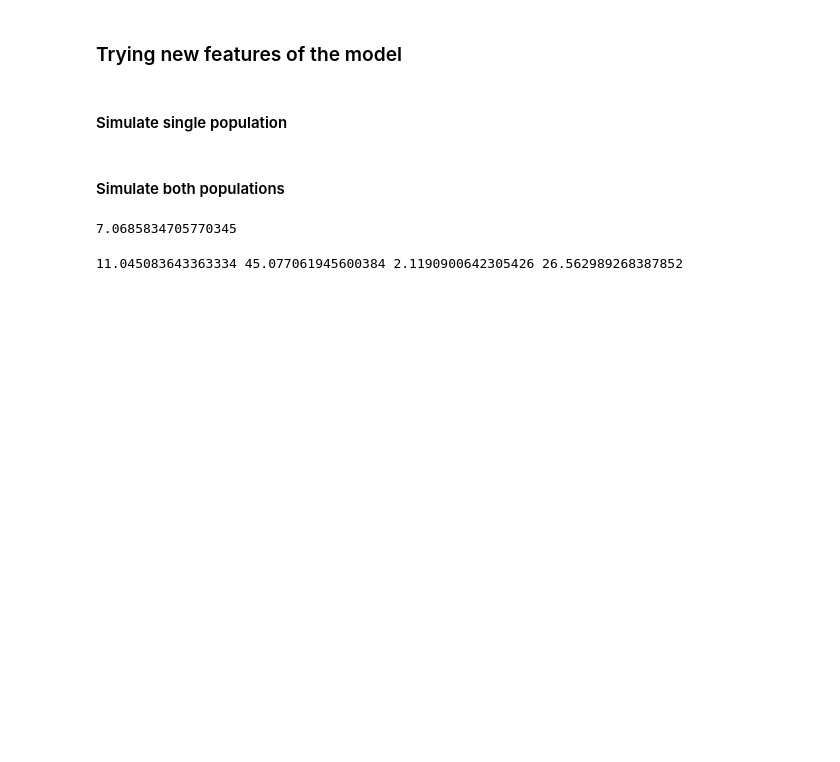
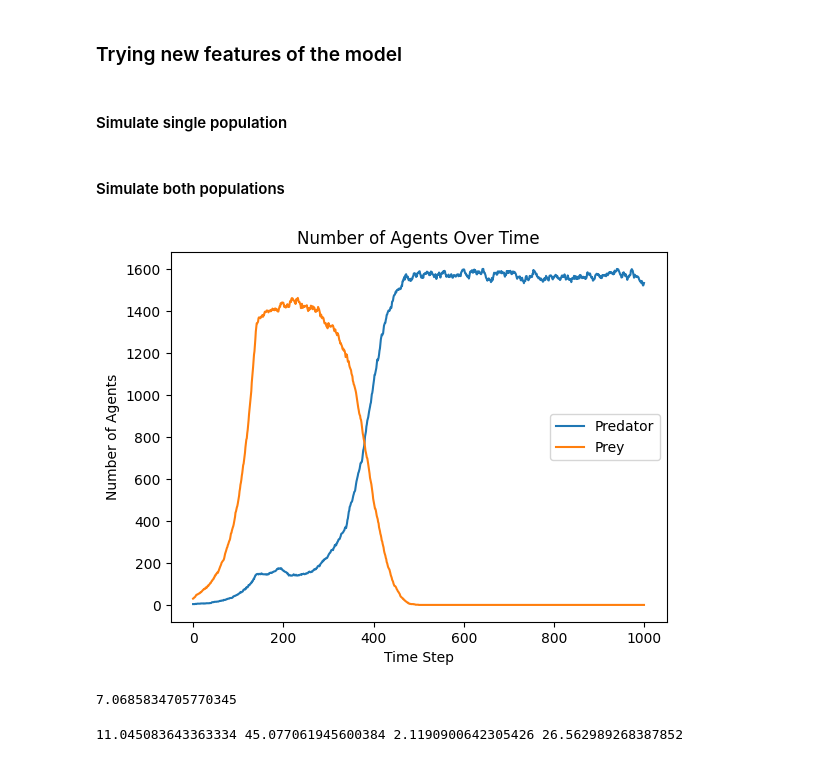
Before and after one commit to IlyaSchneider10/BottMedical_Microbiome, a Jupyter notebook: Play_around.ipynb, the cells around one changed output. Saved outputs shown, nothing was run; the diff lists cells and outputs as text; code cells hidden in the pictures; blank space fills up the shorter version.

```diff
--- a/Play_around.ipynb
+++ b/Play_around.ipynb
@@ -53,31 +53,33 @@ plt.show()
 #### Simulate both populations
 # %%
 #Making x steps with in the model
-x = 300
+x = 1000
 
-model = Microbiome(2, 20, False, 25, 25, immediate_killing = False)
+model = Microbiome(4, 30, False, 25, 25, immediate_killing = False)
 for i in range(x):
     model.step()
 
 # Check the numbers of agents
 
 agent_num_data = model.datacollector.get_model_vars_dataframe()
 num_of_agents_1 = agent_num_data.loc[:,"Type_a_1"]
 num_of_agents_2 = agent_num_data.loc[:,"Type_a_2"]
 number_of_time_steps = agent_num_data.index
 
 # Plotting the number of agents over time
 plt.plot(number_of_time_steps, num_of_agents_1, label = "Predator")
 plt.plot(number_of_time_steps, num_of_agents_2, label = "Prey")
 
 # Adding labels and title
 plt.legend()
 plt.xlabel('Time Step')
 plt.ylabel('Number of Agents')
 plt.title('Number of Agents Over Time')
 
 # Displaying the plot
 plt.show()
+# %% [output]
+[figure, added]
 # %%
 s_mutens_radius = 0.75 # micrometers
 average_bacteria_area = 4*math.pi*s_mutens_radius**2
```
Also changed, not shown: parts of 1 cell of this notebook, 3 other files.
